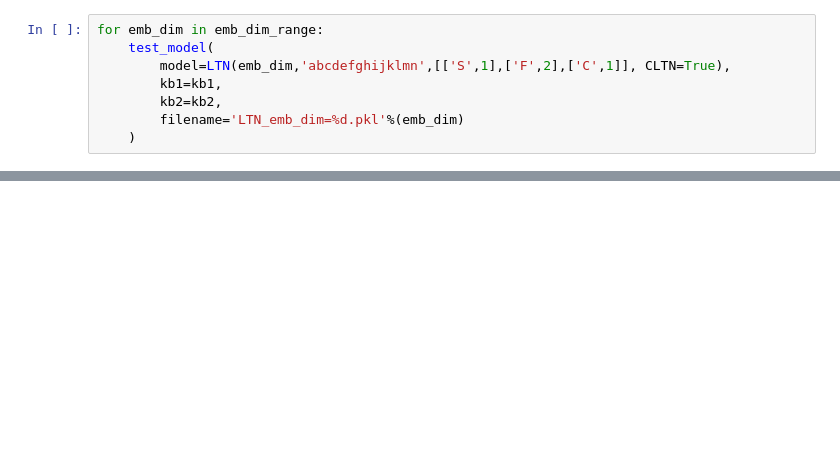
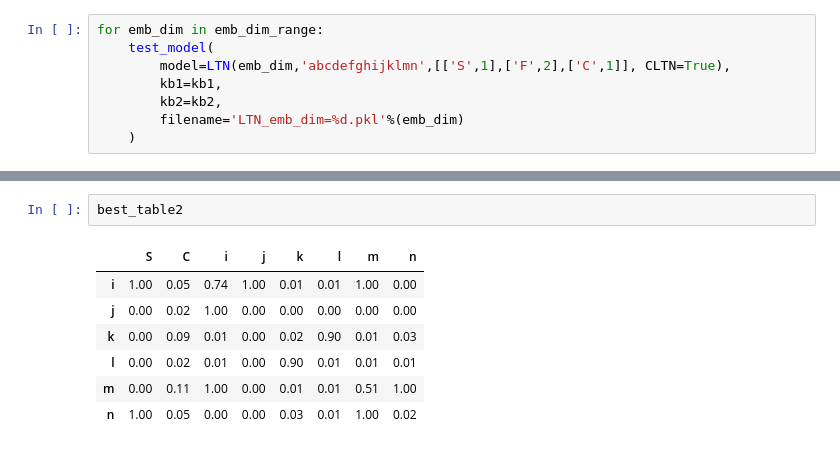
Before and after one commit to Adoni/CSE505, a Jupyter notebook: LTN/main.ipynb, the cells around one changed output, grey strips where cells are left out. Saved outputs shown, nothing was run; the diff lists cells and outputs as text; blank space fills up the shorter version.

```diff
--- a/LTN/main.ipynb
+++ b/LTN/main.ipynb
@@ -253,0 +279,10 @@ plt.show()
+# %%
+best_table2
+# %% [output]
+|  | S | C | i | j | k | l | m | n |
+| i | 1.00 | 0.05 | 0.74 | 1.00 | 0.01 | 0.01 | 1.00 | 0.00 |
+| j | 0.00 | 0.02 | 1.00 | 0.00 | 0.00 | 0.00 | 0.00 | 0.00 |
+| k | 0.00 | 0.09 | 0.01 | 0.00 | 0.02 | 0.90 | 0.01 | 0.03 |
+| l | 0.00 | 0.02 | 0.01 | 0.00 | 0.90 | 0.01 | 0.01 | 0.01 |
+| m | 0.00 | 0.11 | 1.00 | 0.00 | 0.01 | 0.01 | 0.51 | 1.00 |
+| n | 1.00 | 0.05 | 0.00 | 0.00 | 0.03 | 0.01 | 1.00 | 0.02 |
```
Also changed, not shown: parts of 16 cells of this notebook, 25 other files.
